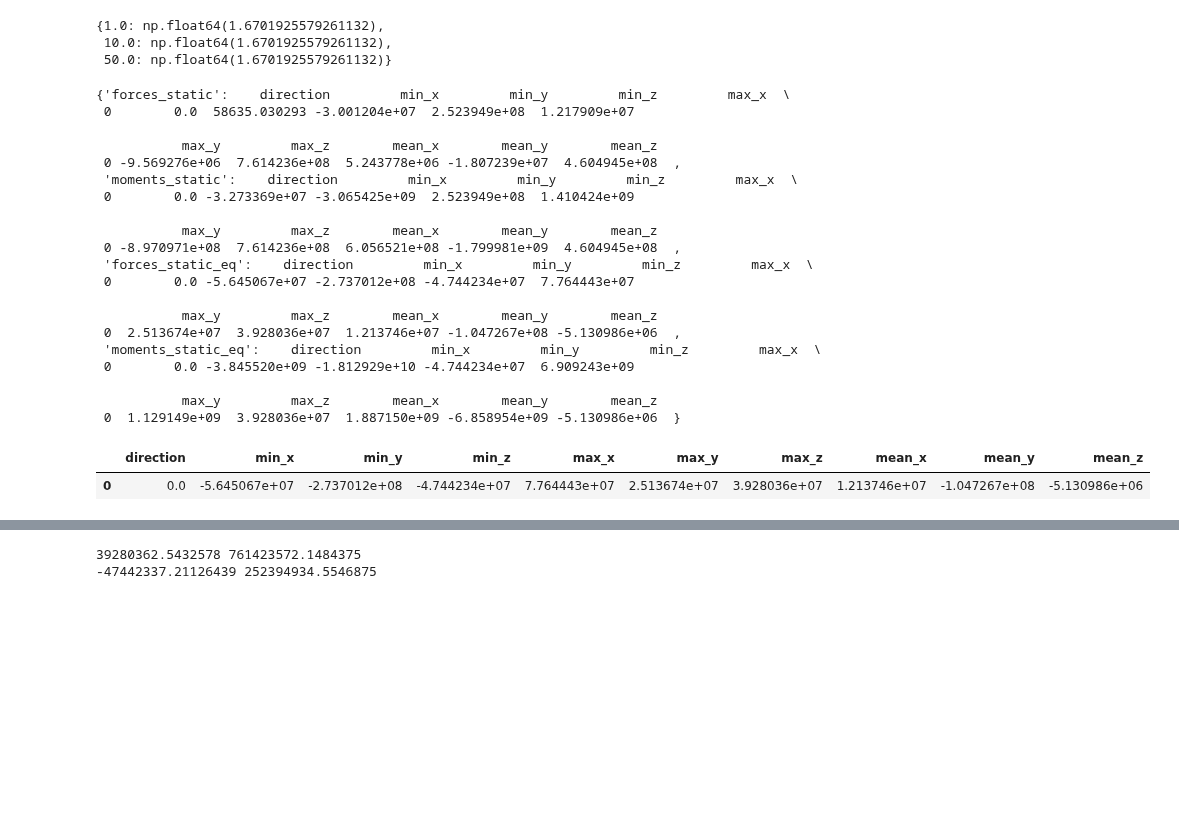
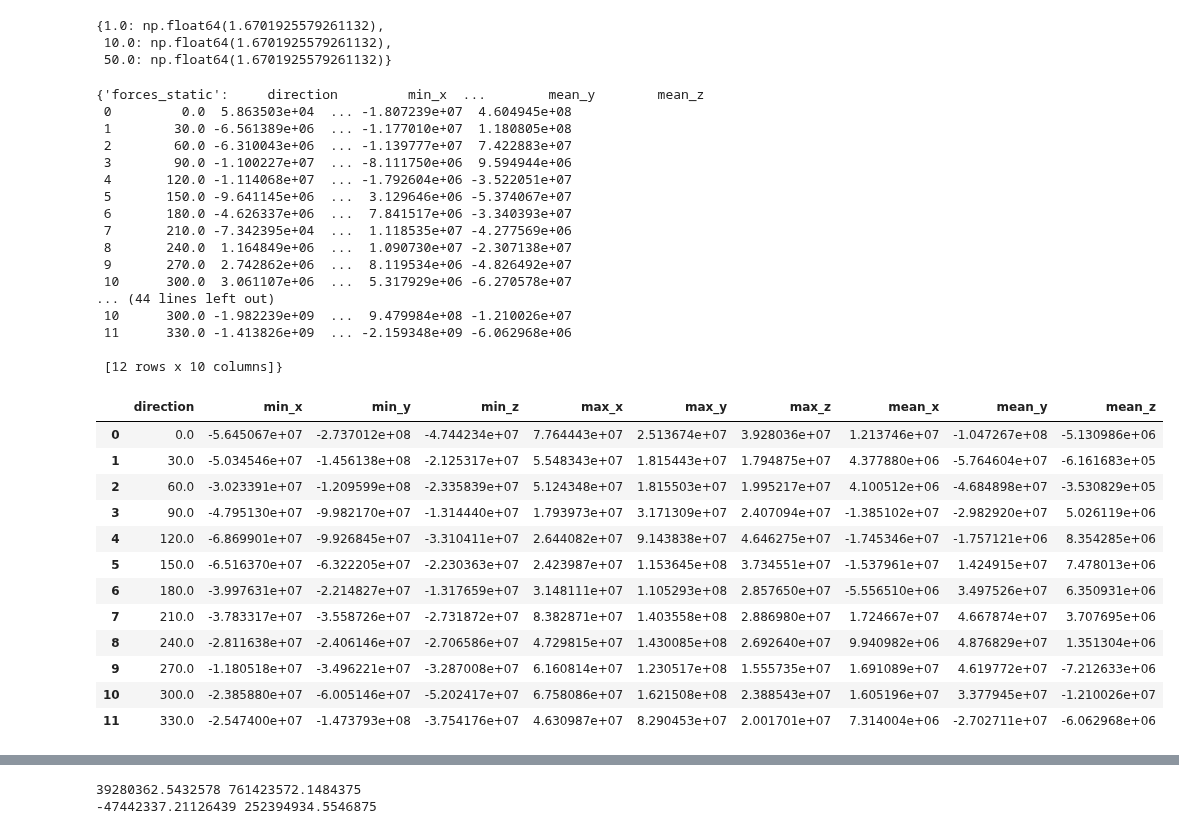
Before and after one commit to AeroSim-CFD/cfdmod, a Jupyter notebook: notebooks/hfpi_analysis_test.ipynb, the cells around one changed output, grey strips where cells are left out. Drawn from its saved outputs; the diff is of its cells as text; code cells hidden in the pictures; blank space fills up the shorter version.

```diff
--- a/notebooks/hfpi_analysis_test.ipynb
+++ b/notebooks/hfpi_analysis_test.ipynb
@@ -40,7 +40,7 @@ struct_data = solver.HFPIStructuralData.build(
 )
 # %%
 directions = ["000", "030", "060", "090", "120", "150", "180", "210", "240", "270", "300", "330"]
-directions = ["000"]
+# directions = ["000"]
 float_directions = [float(d) for d in directions]
 recurrence_periods = [1, 10, 50]
 xis = [0.01, 0.02]
@@ -90,32 +90,40 @@ max_acceleration
 # %%
 results_use = results.filter_by_xi(0.01).filter_by_recurrence_period(50)
 
-peaks = results_use.get_global_peaks_by_direction()
-peaks
+stats = results_use.get_global_peaks_by_direction()
+stats
 # %% [output]
-{'forces_static':    direction         min_x         min_y         min_z         max_x  \
- 0        0.0  58635.030293 -3.001204e+07  2.523949e+08  1.217909e+07
+{'forces_static':     direction         min_x  ...        mean_y        mean_z
+ 0         0.0  5.863503e+04  ... -1.807239e+07  4.604945e+08
+ 1        30.0 -6.561389e+06  ... -1.177010e+07  1.180805e+08
+ 2        60.0 -6.310043e+06  ... -1.139777e+07  7.422883e+07
+ 3        90.0 -1.100227e+07  ... -8.111750e+06  9.594944e+06
+ 4       120.0 -1.114068e+07  ... -1.792604e+06 -3.522051e+07
+ 5       150.0 -9.641145e+06  ...  3.129646e+06 -5.374067e+07
+ 6       180.0 -4.626337e+06  ...  7.841517e+06 -3.340393e+07
+ 7       210.0 -7.342395e+04  ...  1.118535e+07 -4.277569e+06
+ 8       240.0  1.164849e+06  ...  1.090730e+07 -2.307138e+07
+ 9       270.0  2.742862e+06  ...  8.119534e+06 -4.826492e+07
+ 10      300.0  3.061107e+06  ...  5.317929e+06 -6.270578e+07
+... (44 lines left out)
+ 10      300.0 -1.982239e+09  ...  9.479984e+08 -1.210026e+07
+ 11      330.0 -1.413826e+09  ... -2.159348e+09 -6.062968e+06
 
-           max_y         max_z        mean_x        mean_y        mean_z
- 0 -9.569276e+06  7.614236e+08  5.243778e+06 -1.807239e+07  4.604945e+08  ,
- 'moments_static':    direction         min_x         min_y         min_z         max_x  \
- 0        0.0 -3.273369e+07 -3.065425e+09  2.523949e+08  1.410424e+09
-
-           max_y         max_z        mean_x        mean_y        mean_z
- 0 -8.970971e+08  7.614236e+08  6.056521e+08 -1.799981e+09  4.604945e+08  ,
- 'forces_static_eq':    direction         min_x         min_y         min_z         max_x  \
- 0        0.0 -5.645067e+07 -2.737012e+08 -4.744234e+07  7.764443e+07
-
-           max_y         max_z        mean_x        mean_y        mean_z
- 0  2.513674e+07  3.928036e+07  1.213746e+07 -1.047267e+08 -5.130986e+06  ,
- 'moments_static_eq':    direction         min_x         min_y         min_z         max_x  \
- 0        0.0 -3.845520e+09 -1.812929e+10 -4.744234e+07  6.909243e+09
-
-           max_y         max_z        mean_x        mean_y        mean_z
- 0  1.129149e+09  3.928036e+07  1.887150e+09 -6.858954e+09 -5.130986e+06  }
+ [12 rows x 10 columns]}
 # %%
-peaks["forces_static_eq"]
+stats["forces_static_eq"]
 # %% [output]
 |  | direction | min_x | min_y | min_z | max_x | max_y | max_z | mean_x | mean_y | mean_z |
 | 0 | 0.0 | -5.645067e+07 | -2.737012e+08 | -4.744234e+07 | 7.764443e+07 | 2.513674e+07 | 3.928036e+07 | 1.213746e+07 | -1.047267e+08 | -5.130986e+06 |
+| 1 | 30.0 | -5.034546e+07 | -1.456138e+08 | -2.125317e+07 | 5.548343e+07 | 1.815443e+07 | 1.794875e+07 | 4.377880e+06 | -5.764604e+07 | -6.161683e+05 |
+| 2 | 60.0 | -3.023391e+07 | -1.209599e+08 | -2.335839e+07 | 5.124348e+07 | 1.815503e+07 | 1.995217e+07 | 4.100512e+06 | -4.684898e+07 | -3.530829e+05 |
+| 3 | 90.0 | -4.795130e+07 | -9.982170e+07 | -1.314440e+07 | 1.793973e+07 | 3.171309e+07 | 2.407094e+07 | -1.385102e+07 | -2.982920e+07 | 5.026119e+06 |
+| 4 | 120.0 | -6.869901e+07 | -9.926845e+07 | -3.310411e+07 | 2.644082e+07 | 9.143838e+07 | 4.646275e+07 | -1.745346e+07 | -1.757121e+06 | 8.354285e+06 |
+| 5 | 150.0 | -6.516370e+07 | -6.322205e+07 | -2.230363e+07 | 2.423987e+07 | 1.153645e+08 | 3.734551e+07 | -1.537961e+07 | 1.424915e+07 | 7.478013e+06 |
+| 6 | 180.0 | -3.997631e+07 | -2.214827e+07 | -1.317659e+07 | 3.148111e+07 | 1.105293e+08 | 2.857650e+07 | -5.556510e+06 | 3.497526e+07 | 6.350931e+06 |
+| 7 | 210.0 | -3.783317e+07 | -3.558726e+07 | -2.731872e+07 | 8.382871e+07 | 1.403558e+08 | 2.886980e+07 | 1.724667e+07 | 4.667874e+07 | 3.707695e+06 |
+| 8 | 240.0 | -2.811638e+07 | -2.406146e+07 | -2.706586e+07 | 4.729815e+07 | 1.430085e+08 | 2.692640e+07 | 9.940982e+06 | 4.876829e+07 | 1.351304e+06 |
+| 9 | 270.0 | -1.180518e+07 | -3.496221e+07 | -3.287008e+07 | 6.160814e+07 | 1.230517e+08 | 1.555735e+07 | 1.691089e+07 | 4.619772e+07 | -7.212633e+06 |
+| 10 | 300.0 | -2.385880e+07 | -6.005146e+07 | -5.202417e+07 | 6.758086e+07 | 1.621508e+08 | 2.388543e+07 | 1.605196e+07 | 3.377945e+07 | -1.210026e+07 |
+| 11 | 330.0 | -2.547400e+07 | -1.473793e+08 | -3.754176e+07 | 4.630987e+07 | 8.290453e+07 | 2.001701e+07 | 7.314004e+06 | -2.702711e+07 | -6.062968e+06 |
 # %%
```
Also changed, not shown: parts of 3 cells of this notebook.
